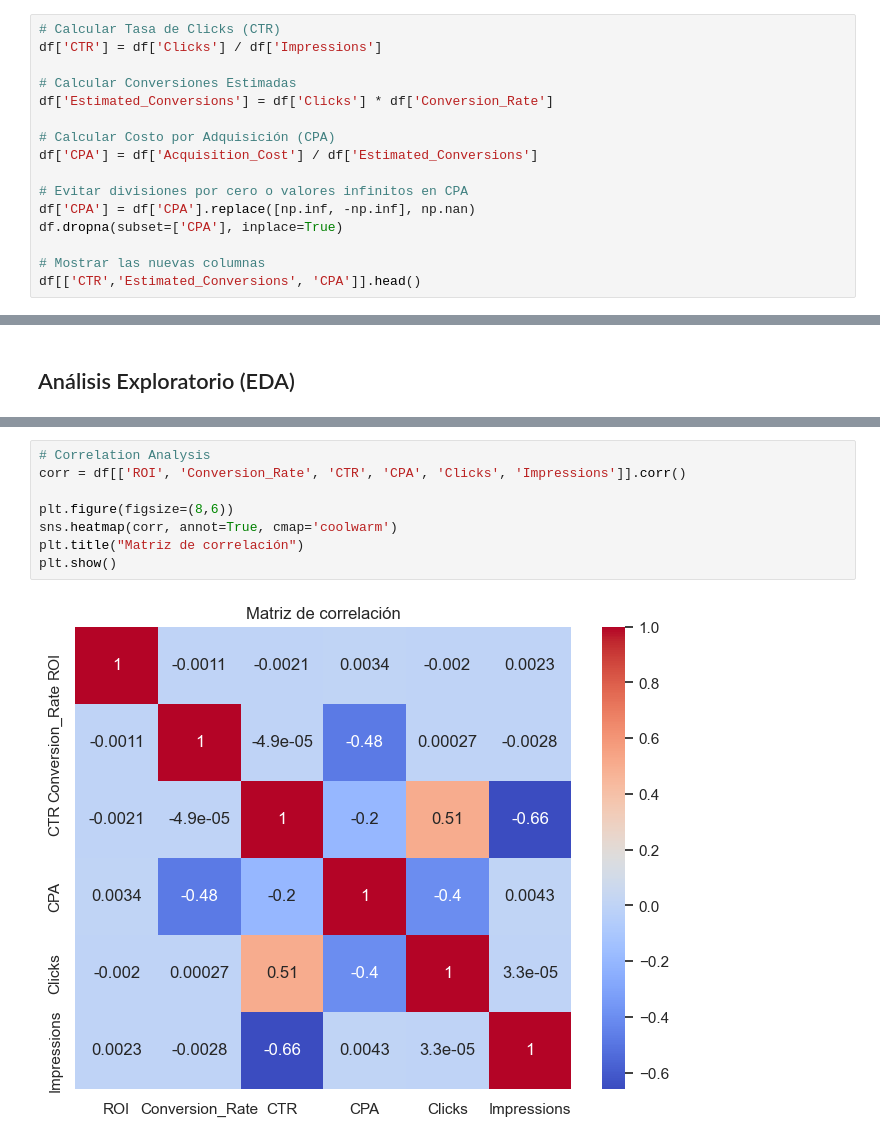
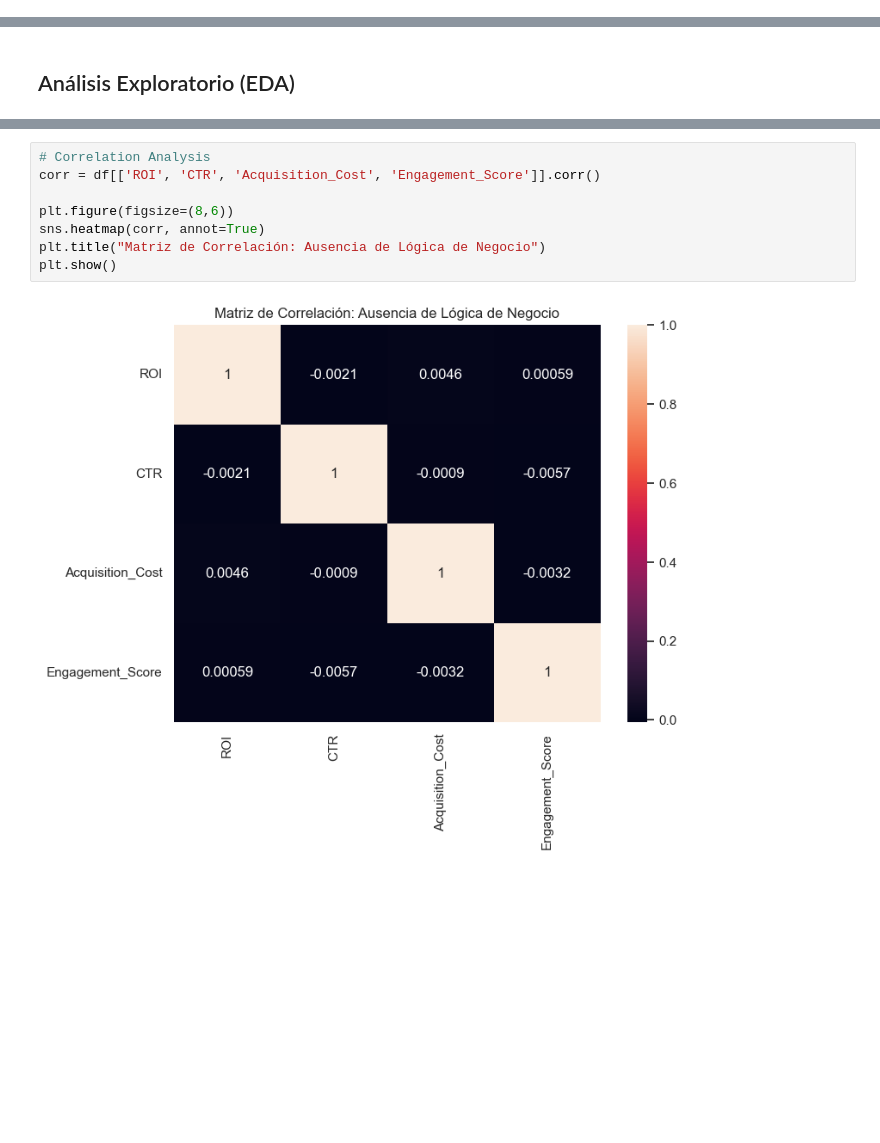
Before and after one commit to ariadnaschz/Marketing-Niche-Discovery, a Jupyter notebook: Notebooks/01_data_audit.ipynb, the cells around one changed output, grey strips where cells are left out. Cells and saved outputs as stored; diff of their text form; blank space fills up the shorter version.

```diff
--- a/Notebooks/01_data_audit.ipynb
+++ b/Notebooks/01_data_audit.ipynb
@@ -111,16 +107,0 @@ np.int64(0)
-# %%
-# Calcular Tasa de Clicks (CTR)
-df['CTR'] = df['Clicks'] / df['Impressions']
-
-# Calcular Conversiones Estimadas
-df['Estimated_Conversions'] = df['Clicks'] * df['Conversion_Rate']
-
-# Calcular Costo por Adquisición (CPA)
-df['CPA'] = df['Acquisition_Cost'] / df['Estimated_Conversions']
-
-# Evitar divisiones por cero o valores infinitos en CPA
-df['CPA'] = df['CPA'].replace([np.inf, -np.inf], np.nan)
-df.dropna(subset=['CPA'], inplace=True)
-
-# Mostrar las nuevas columnas
-df[['CTR','Estimated_Conversions', 'CPA']].head()
@@ -171,10 +137,10 @@ No se observan diferencias significativas en conversion rate entre tipos de camp
 # %%
 # Correlation Analysis
-corr = df[['ROI', 'Conversion_Rate', 'CTR', 'CPA', 'Clicks', 'Impressions']].corr()
+corr = df[['ROI', 'CTR', 'Acquisition_Cost', 'Engagement_Score']].corr()
 
 plt.figure(figsize=(8,6))
-sns.heatmap(corr, annot=True, cmap='coolwarm')
-plt.title("Matriz de correlación")
+sns.heatmap(corr, annot=True)
+plt.title("Matriz de Correlación: Ausencia de Lógica de Negocio")
 plt.show()
 # %% [output]
-[figure, old version]
+[figure, new version]
```
Also changed, not shown: parts of 31 cells of this notebook.
